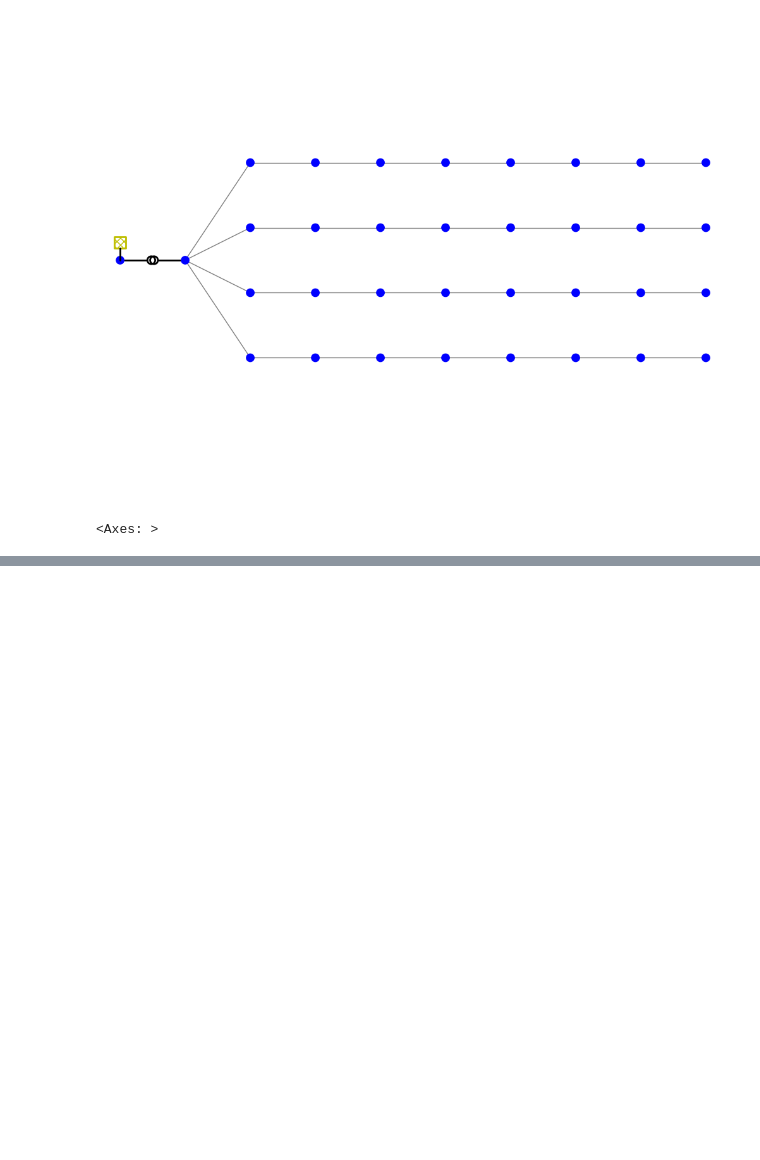
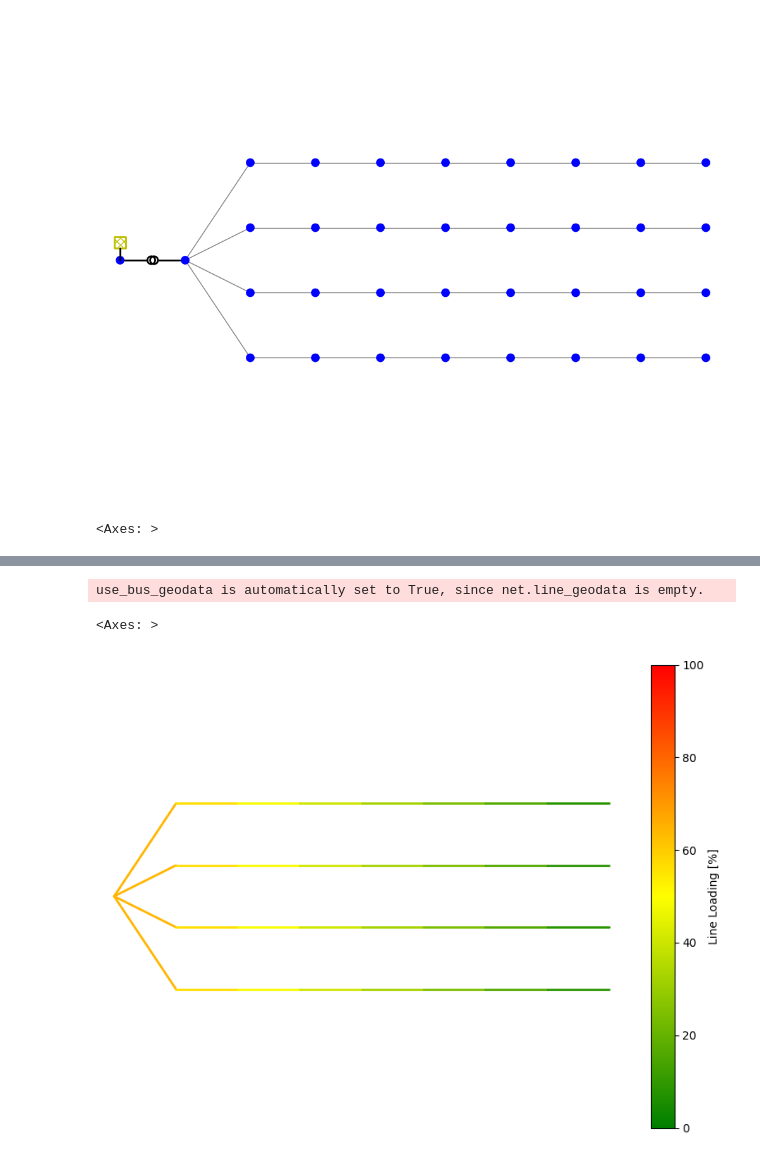
Before and after one commit to williamrodz/GridSimulationAssignment, a Jupyter notebook: AssignmentThreeCode.ipynb, the cells around one changed output, grey strips where cells are left out. Drawn from its saved outputs; the diff is of its cells as text; code cells hidden in the pictures; blank space fills up the shorter version.

Commit message:
Added coloring for lines and buses

```diff
--- a/AssignmentThreeCode.ipynb
+++ b/AssignmentThreeCode.ipynb
@@ -349,0 +358,10 @@ No or insufficient geodata available --> Creating artificial coordinates. This m
+# %%
+cmap_list=[(0, "green"), (50, "yellow"), (100, "red")]
+cmap, norm = plot.cmap_continuous(cmap_list)
+# %%
+lc = plot.create_line_collection(net, net.line.index, zorder=1, cmap=cmap, norm=norm, linewidths=2)
+plot.draw_collections([lc], figsize=(8,6))
+# %% [output]
+use_bus_geodata is automatically set to True, since net.line_geodata is empty.
+<Axes: >
+[figure, added]
```
Also changed, not shown: parts of 4 cells of this notebook.
